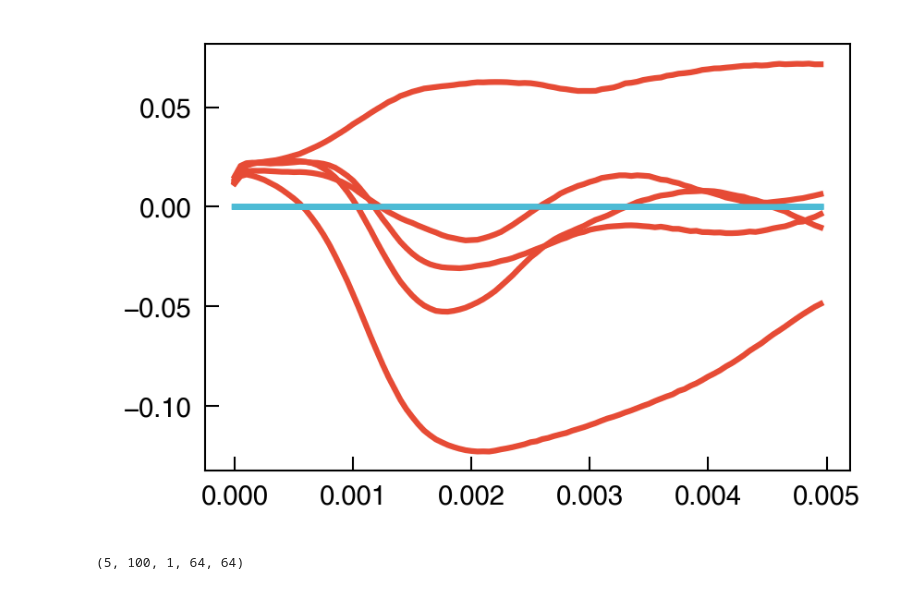
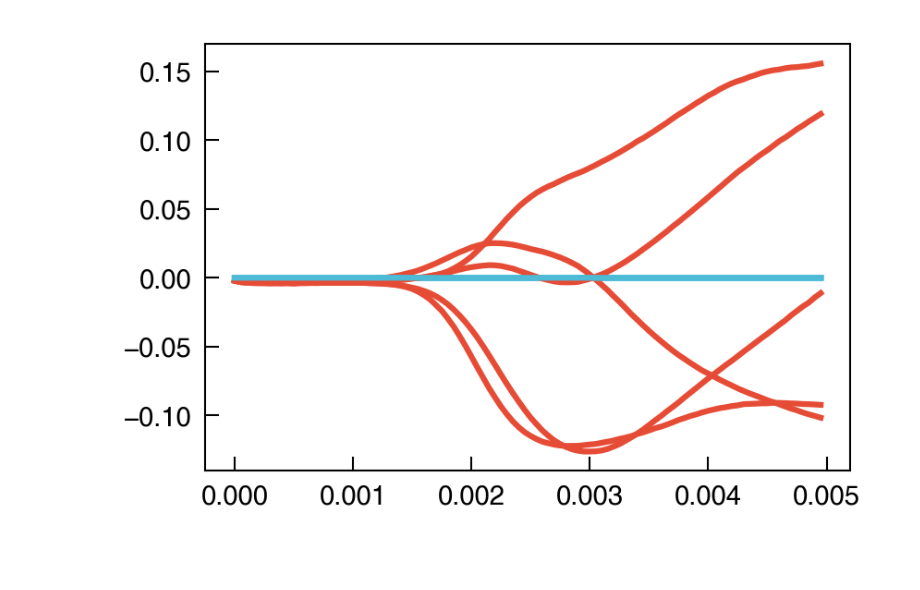
Before and after one commit to NanxiiChen/PF-PINO, a Jupyter notebook: spinodal_decomp/eval.ipynb, the cells around one changed output. Cells and saved outputs as stored; diff of their text form; code cells hidden in the pictures.

```diff
--- a/spinodal_decomp/eval.ipynb
+++ b/spinodal_decomp/eval.ipynb
@@ -100,7 +102,7 @@ model_skeleton = get_model2d(
    **model_kwargs
 )
 # weight = os.path.join(save_dir, f"epoch_{configs.epochs - 1}.eqx")
-weight = os.path.join(save_dir, f"epoch_600.eqx")
+weight = os.path.join(save_dir, f"epoch_1000.eqx")
 model = eqx.tree_deserialise_leaves(weight, model_skeleton)
 # %%
 # data = jnp.load("./dataset_split.npz")
@@ -167,5 +180,6 @@ MSE: 7.001932544881129e-07
 # %%
 test_solutions = jnp.load(os.path.join(configs.test_data_dir, "solutions_grid.npy"))
+test_ms = jnp.load(os.path.join(configs.test_data_dir, "M_values.npy"))
 start = 0
 steps = 100
 u0 = test_solutions[:, start, :, :]
@@ -175,4 +189,4 @@ auto_reg_fn = partial(
     meshes=meshes,
     steps=steps
 )
-u_preds = jax.vmap(auto_reg_fn)(u0)
+u_preds = jax.vmap(auto_reg_fn, in_axes=(0,))(u0)
@@ -184,7 +194,7 @@ u_preds.shape
 idxs = [0, 24, 49, 74, 99]
 meshesx = meshes[0]
 meshesy = meshes[1]
-example_th = 4
+example_th = -1
 component = 0
 fig, axes = plt.subplots(3, len(idxs), figsize=(1.3 * len(idxs), 3.8),)
 for i, idx in enumerate(idxs):
@@ -233,0 +298,21 @@ for i, idx in enumerate(idxs):
+# %%
+# acc logs
+test_solutions = jnp.load(os.path.join(configs.test_data_dir, "solutions_grid.npy"))
+
+u0 = test_solutions[:, 0, :, :]
+y_test = test_solutions[:, 1:, :, :]
+epochs = jnp.arange(0, 1001, 200)
+mse_list = []
+for epoch in epochs:
+    weight = os.path.join(save_dir, f"epoch_{epoch}.eqx")
+    model = eqx.tree_deserialise_leaves(weight, model_skeleton)
+
+    auto_reg_fn = partial(
+        model.auto_reg,
+        meshes=meshes,
+        steps=100
+    )
+    u_preds = jax.vmap(auto_reg_fn)(u0)
+
+    mse = jnp.mean((y_test - u_preds) ** 2,)
+    mse_list.append(mse)
@@ -239,20 +337,18 @@ Array(0.1656318, dtype=float32)
 # %%
 # conservation validation for c
 component = 0
 num_tests = y_test.shape[0]
 mass = jnp.sum(y_test[:, :, component, :, :], axis=(-1, -2)) / (y_test.shape[2] * y_test.shape[3])
 mass_pred = jnp.sum(u_preds[:, :, component, :, :], axis=(-1, -2)) / (y_test.shape[2] * y_test.shape[3])
 fig, ax = plt.subplots(1, 1, figsize=(3, 2))
 time_points = jnp.arange(steps) * dt * configs.Tc
 for i in range(num_tests):
     ax.plot(time_points, mass_pred[i, :], color='C0', )
     ax.plot(time_points, mass[i, :], color='C1',)
+
+diff = jnp.mean(y_test - u_preds, axis=(-1,-2, -3))
 # %% [output]
-[figure, old version]
+[figure, new version]
-# %%
-y_test.shape
-# %% [output]
-(5, 100, 1, 64, 64)
 # %%
 # step-wise error
 
```
Also changed, not shown: parts of 19 cells of this notebook, 8 other files.
